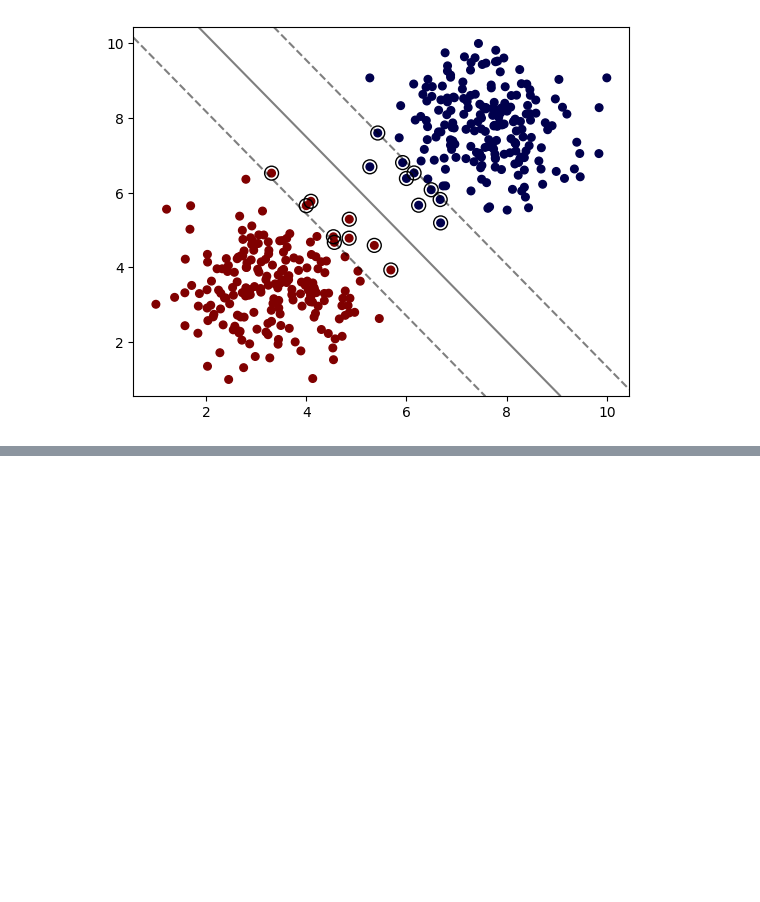
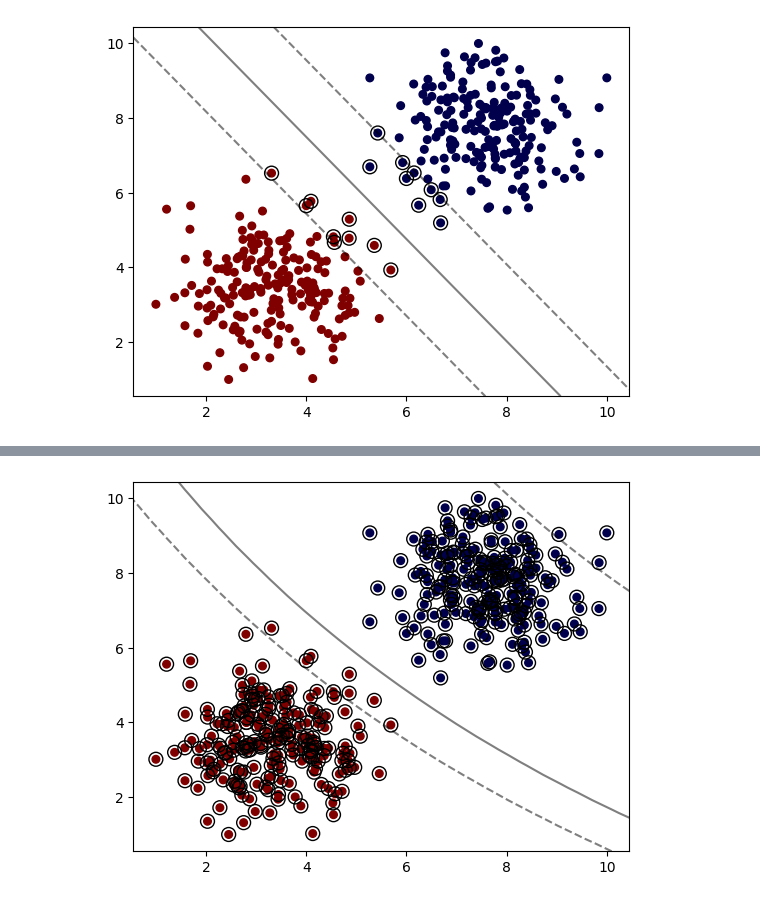
Before and after one commit to AlexTmbMifi/ML_basic, a Jupyter notebook: SVM/SVM.ipynb, the cells around one changed output, grey strips where cells are left out. Saved outputs shown, nothing was run; the diff lists cells and outputs as text; code cells hidden in the pictures; blank space fills up the shorter version.

```diff
--- a/SVM/SVM.ipynb
+++ b/SVM/SVM.ipynb
@@ -67,0 +78,9 @@ NameError: name 'SVC' is not defined
+# %%
+# сигмоид
+# здесь работает плохо
+# можно перебирать различные методы, чтобы понять что лучше кластеризаует данные
+model = SVC(kernel='sigmoid')
+model.fit(X,y)
+plot_svm_boundary(model, X, y)
+# %% [output]
+[figure, added]
```
Also changed, not shown: parts of 38 cells of this notebook.
